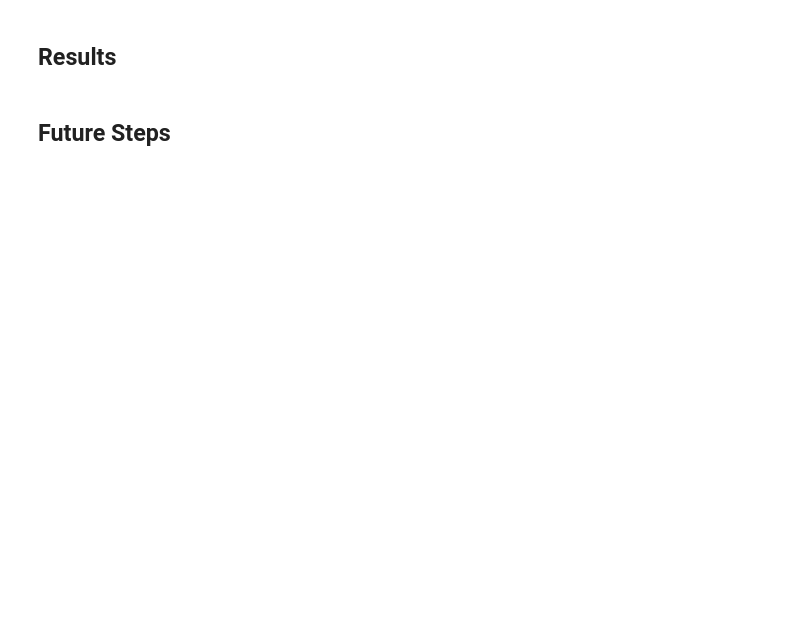
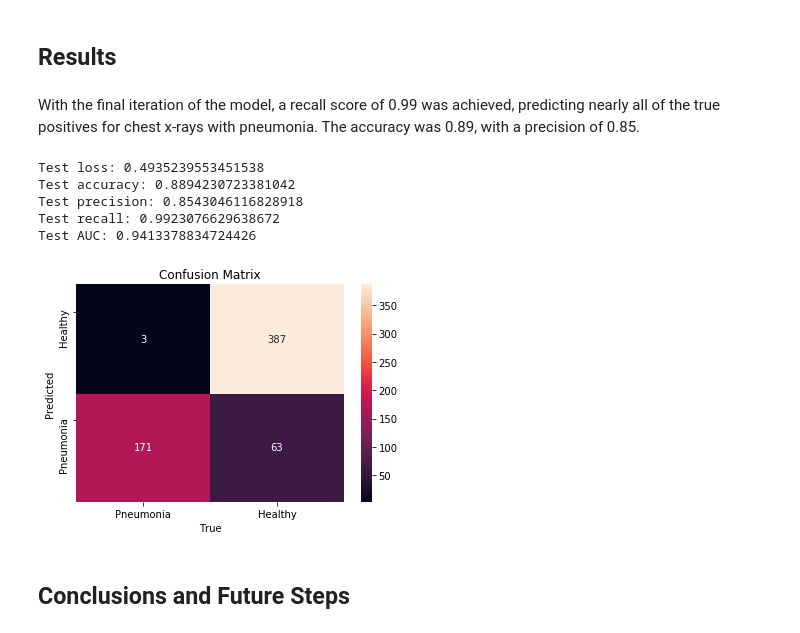
Before and after one commit to griffinhundley/pneumonia-deep-learning, a Jupyter notebook: notebooks/Final Notebook.ipynb, the cells around one changed output. Saved outputs shown, nothing was run; the diff lists cells and outputs as text; code cells hidden in the pictures; blank space fills up the shorter version.

```diff
--- a/notebooks/Final Notebook.ipynb
+++ b/notebooks/Final Notebook.ipynb
@@ -139,4 +147,47 @@ print('Test AUC:', score[4])
 # %% [markdown]
 ## Results
+# %% [markdown]
+With the final iteration of the model, a recall score of 0.99 was achieved, predicting nearly all of the true positives for chest x-rays with pneumonia.  The accuracy was 0.89, with a precision of 0.85.
+# %%
+from keras.models import load_model
+from sklearn.metrics import confusion_matrix
+# load saved model
+loaded_model = load_model('best_model.h5')
+# generate predictions from the model with a threshhold of 0.6
+y_pred = (loaded_model.predict(X_test) > 0.6)
+# create confusion matrix array from predictions
+cm = confusion_matrix(Y_test, y_pred)
+# %%
+# generate scores for the model
+score = loaded_model.evaluate(X_test, Y_test, verbose=0)
+print('Test loss:', score[0])
+print('Test accuracy:', score[1])
+print('Test precision:', score[2])
+print('Test recall:', score[3])
+print('Test AUC:', score[4])
+# %% [output]
+Test loss: 0.4935239553451538
+Test accuracy: 0.8894230723381042
+Test precision: 0.8543046116828918
+Test recall: 0.9923076629638672
+Test AUC: 0.9413378834724426
+# %%
+import seaborn as sns
+# plot the confusion matrix
+fig, ax = plt.subplots()
+sns.heatmap(confusion_matrix(Y_test, y_pred),
+            annot = True,
+            ax = ax,
+            fmt = 'd')
+ax.set_ylim([0,2])
+ax.set_yticks([0.75, 1.75])
+ax.set_title('Confusion Matrix')
+ax.set_xlabel('True')
+ax.set_ylabel('Predicted')
+ax.yaxis.set_ticklabels(['Pneumonia', 'Healthy'])
+ax.xaxis.set_ticklabels(['Pneumonia', 'Healthy'])
+# fig.savefig('../images/confmatrix.png', bbox_inches='tight')
+# %% [output]
+[figure, added]
 # %% [markdown]
-## Future Steps
+## Conclusions and Future Steps
```
Also changed, not shown: parts of 10 cells of this notebook, 3 other files.
